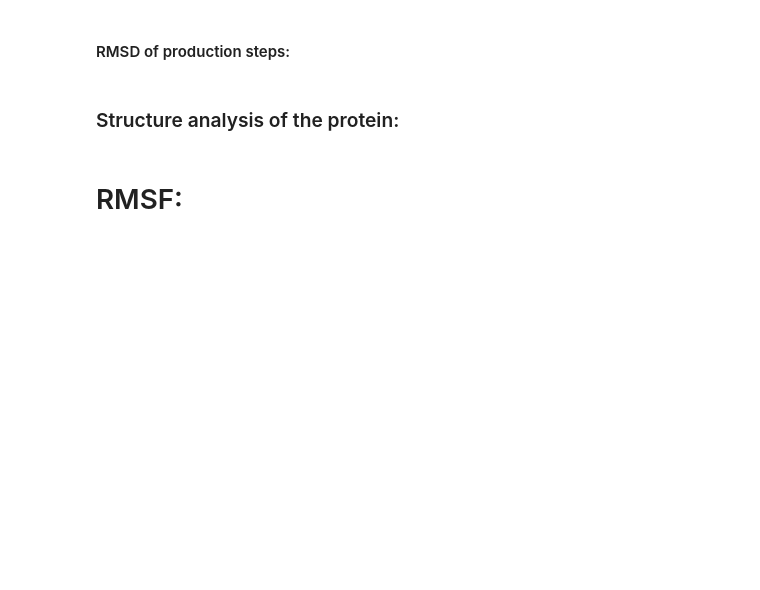
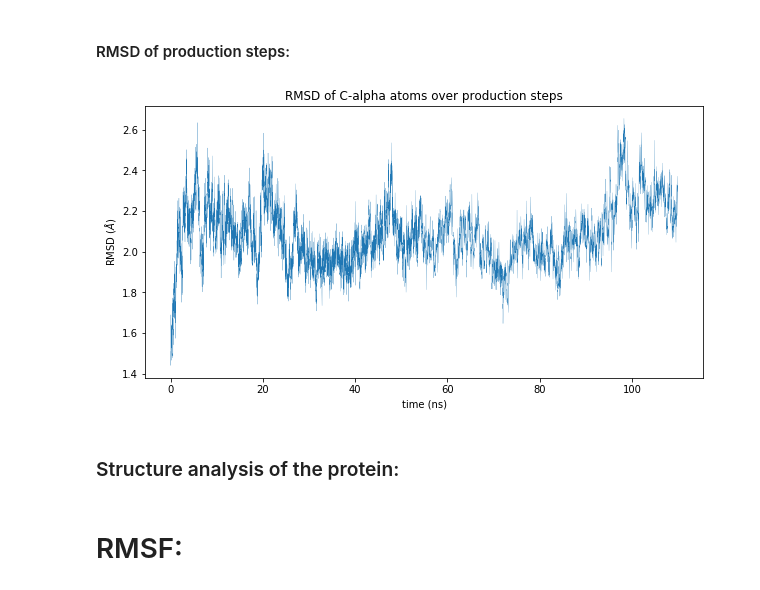
Before and after one commit to evabertalan/opioid_md, a Jupyter notebook: production_analysis.ipynb, the cells around one changed output. Saved outputs shown, nothing was run; the diff lists cells and outputs as text; code cells hidden in the pictures; blank space fills up the shorter version.

```diff
--- a/production_analysis.ipynb
+++ b/production_analysis.ipynb
@@ -53,8 +61,11 @@ save_figure(r_fig[0].figure, plot_folder+'all_rmsd')
 #### RMSD of production steps:
 # %%
 prod_traj = mda.Universe(results_folder+'step5_assembly.xplor_ext.psf', prod_dcd)
+# prod_traj = mda.Universe(results_folder+'step5_assembly.psf', prod_dcd)
 
 title = 'RMSD of C-alpha atoms over production steps'
-R, r_fig = analyse.rmsd_traj(prod_traj, ref, title)
+R_prod, r_fig = analyse.rmsd_traj(prod_traj, ref, title)
+# %% [output]
+[figure, added]
 # %%
 save_figure(r_fig[0].figure, plot_folder+'prod_rmsd')
```
Also changed, not shown: parts of 43 cells of this notebook, 1 other file.
